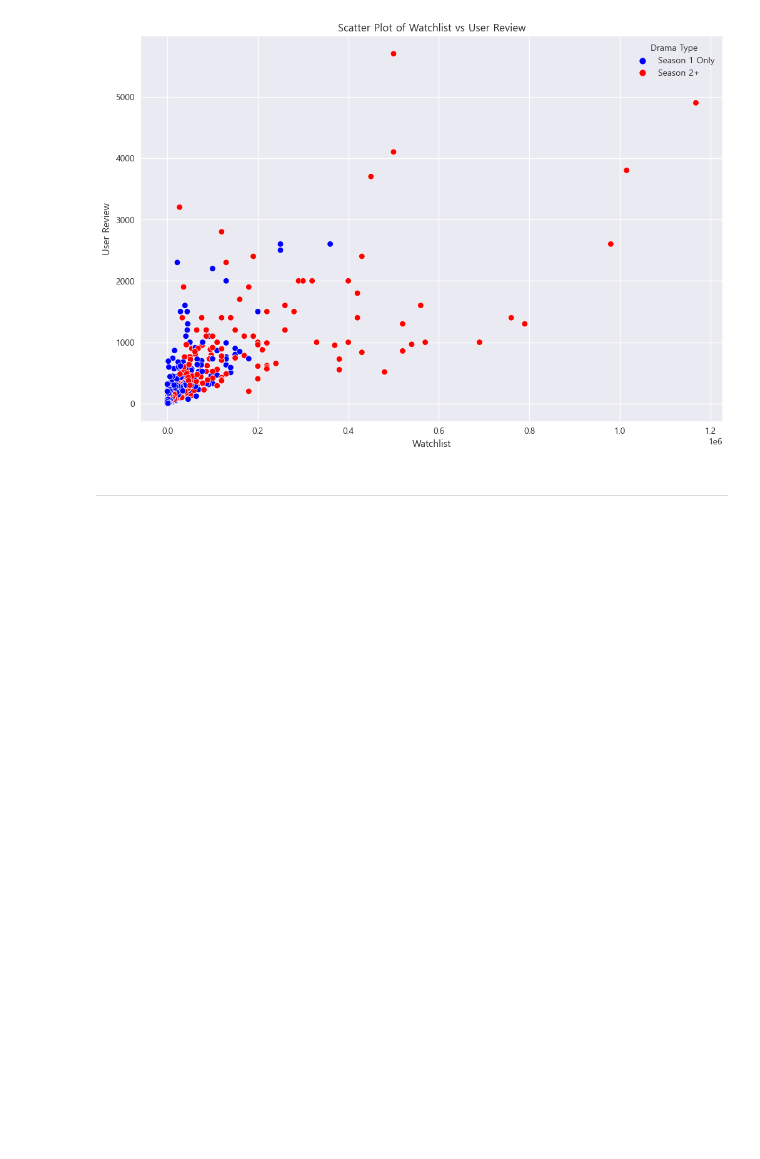
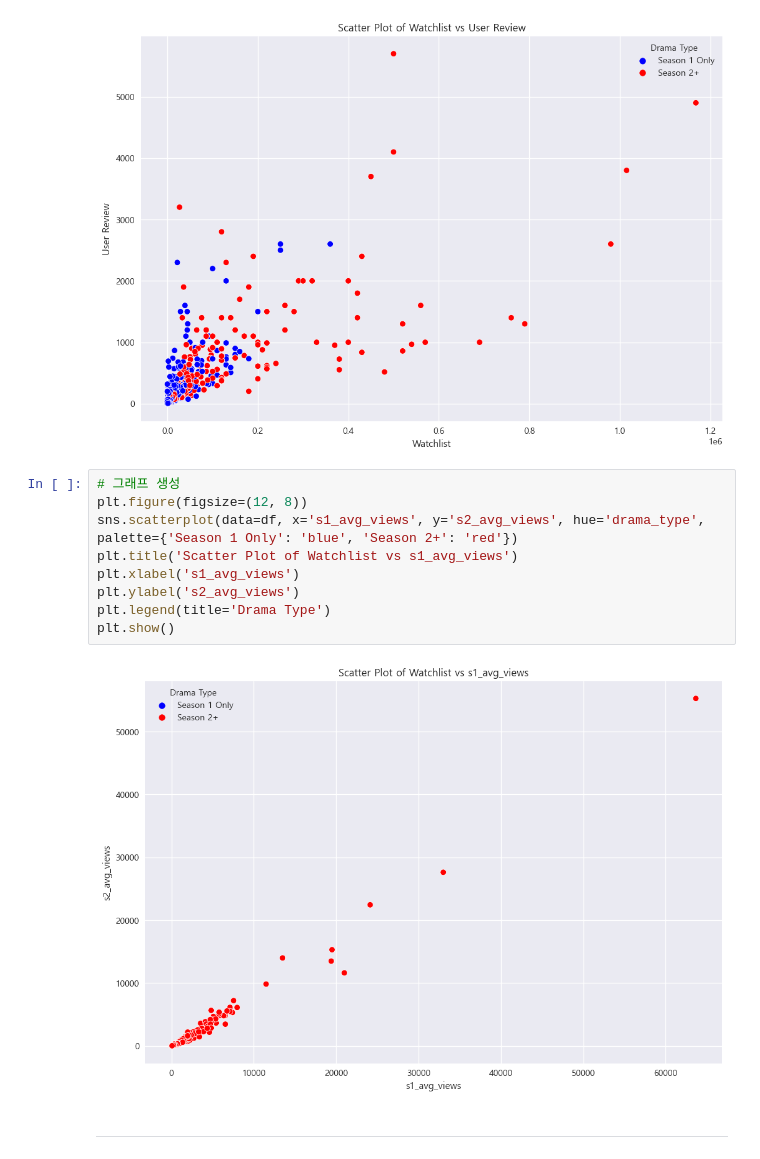
Before and after one commit to ML-project-3/ML_project, a Jupyter notebook: eda/s1s2_eda.ipynb, the cells around one changed output. Saved outputs shown, nothing was run; the diff lists cells and outputs as text; blank space fills up the shorter version.

```diff
--- a/eda/s1s2_eda.ipynb
+++ b/eda/s1s2_eda.ipynb
@@ -513,6 +616,17 @@ plt.legend(title='Drama Type')
 plt.show()
 # %% [output]
 [figure]
+# %%
+# 그래프 생성
+plt.figure(figsize=(12, 8))
+sns.scatterplot(data=df, x='s1_avg_views', y='s2_avg_views', hue='drama_type', palette={'Season 1 Only': 'blue', 'Season 2+': 'red'})
+plt.title('Scatter Plot of Watchlist vs s1_avg_views')
+plt.xlabel('s1_avg_views')
+plt.ylabel('s2_avg_views')
+plt.legend(title='Drama Type')
+plt.show()
+# %% [output]
+[figure, added]
 # %% [markdown]
 ---
 # %%
```
Also changed, not shown: parts of 13 cells of this notebook, 3 other files.
